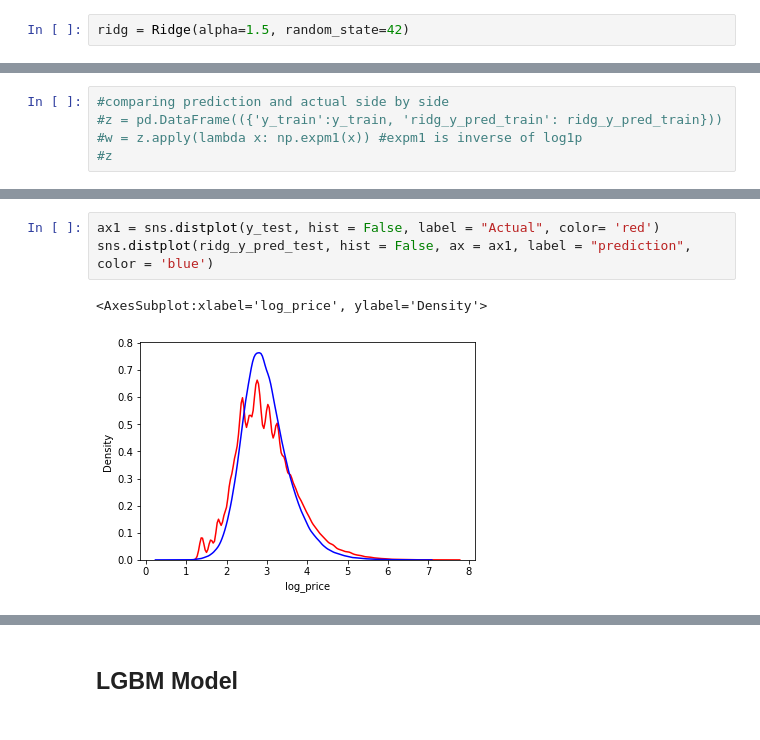
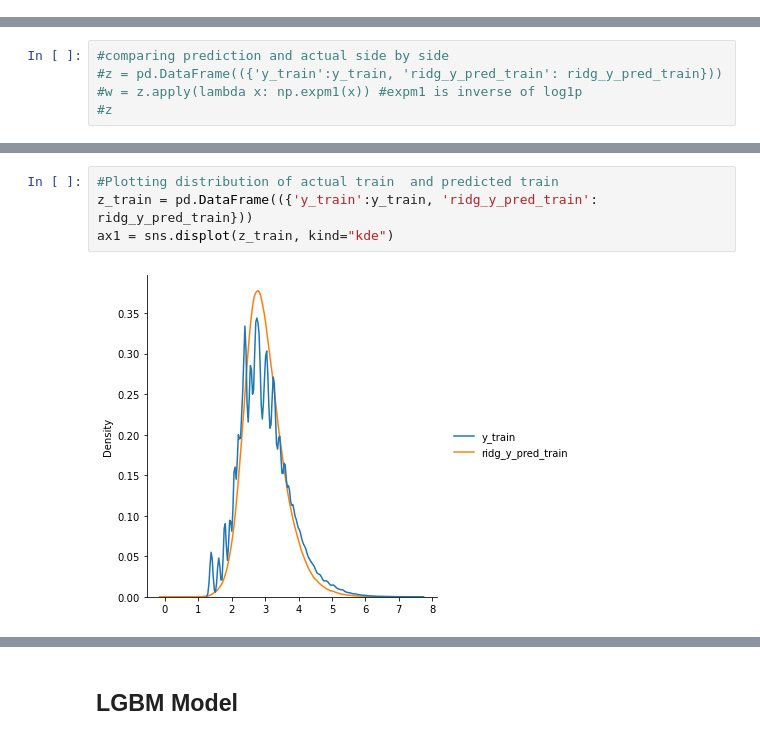
Before and after one commit to TB234/NLP_project, a Jupyter notebook: NLP_project_mercari.ipynb, the cells around one changed output, grey strips where cells are left out. Drawn from its saved outputs; the diff is of its cells as text.

Commit message:
update ridge model

```diff
--- a/NLP_project_mercari.ipynb
+++ b/NLP_project_mercari.ipynb
@@ -1082,8 +1082,6 @@ ridg_grid.best_score_
 ridg_grid = joblib.load('ridg_grid')
 # %%
 ridg = ridg_grid.best_estimator_
-# %%
-ridg = Ridge(alpha=1.5, random_state=42)
 # %%
 ridg.fit(x_train, y_train)
 # %% [output]
@@ -1115,6 +1104,6 @@ sns.distplot(ridg_y_pred_train, hist = False, ax = ax, label = "prediction", col
-# %%
-ax1 = sns.distplot(y_test, hist = False, label = "Actual", color= 'red')
-sns.distplot(ridg_y_pred_test, hist = False, ax = ax1, label = "prediction", color = 'blue')
-# %% [output]
-<AxesSubplot:xlabel='log_price', ylabel='Density'>
-[figure, removed]
+# %%
+#Plotting distribution of actual train  and predicted train
+z_train = pd.DataFrame(({'y_train':y_train, 'ridg_y_pred_train': ridg_y_pred_train}))
+ax1 = sns.displot(z_train, kind="kde")
+# %% [output]
+[figure, added]
```
Also changed, not shown: parts of 5 cells of this notebook.
